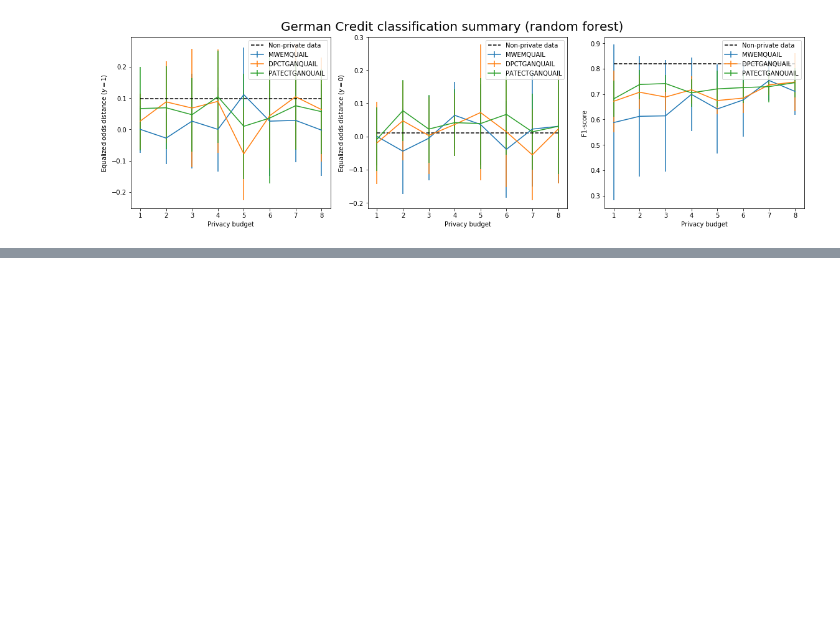
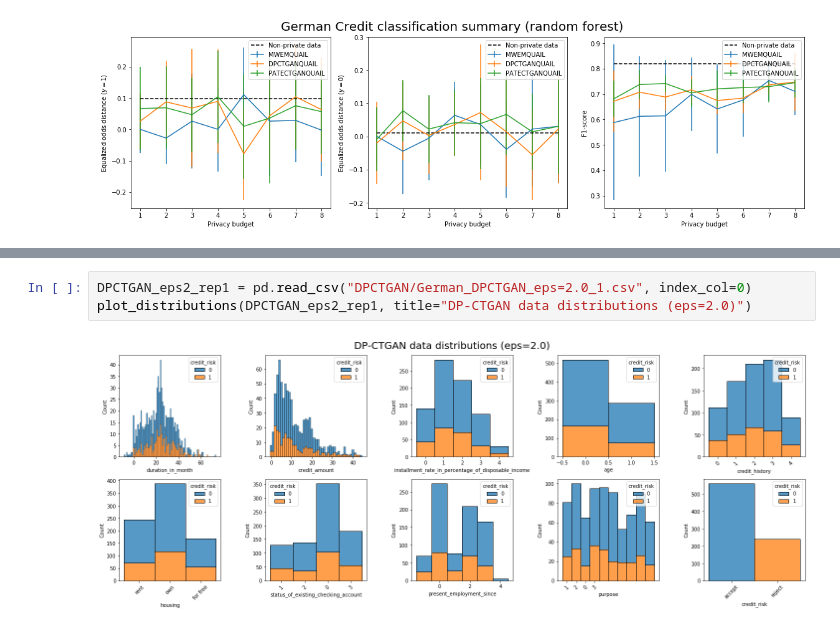
Before and after one commit to kgrabarz/microsoft_capstone_fall_2021, a Jupyter notebook: Code/Pipelines_and_EDA/12_German_Synthetic_Data_Distributions.ipynb, the cells around one changed output, grey strips where cells are left out. Saved outputs shown, nothing was run; the diff lists cells and outputs as text; blank space fills up the shorter version.

```diff
--- a/Code/Pipelines_and_EDA/12_German_Synthetic_Data_Distributions.ipynb
+++ b/Code/Pipelines_and_EDA/12_German_Synthetic_Data_Distributions.ipynb
@@ -311,0 +379,5 @@ get_german_epsilon_plots(["MWEMQUAIL", "DPCTGANQUAIL", "PATECTGANQUAIL"], epsilo
+# %%
+DPCTGAN_eps2_rep1 = pd.read_csv("DPCTGAN/German_DPCTGAN_eps=2.0_1.csv", index_col=0)
+plot_distributions(DPCTGAN_eps2_rep1, title="DP-CTGAN data distributions (eps=2.0)")
+# %% [output]
+[figure, added]
```
Also changed, not shown: parts of 20 cells of this notebook.
